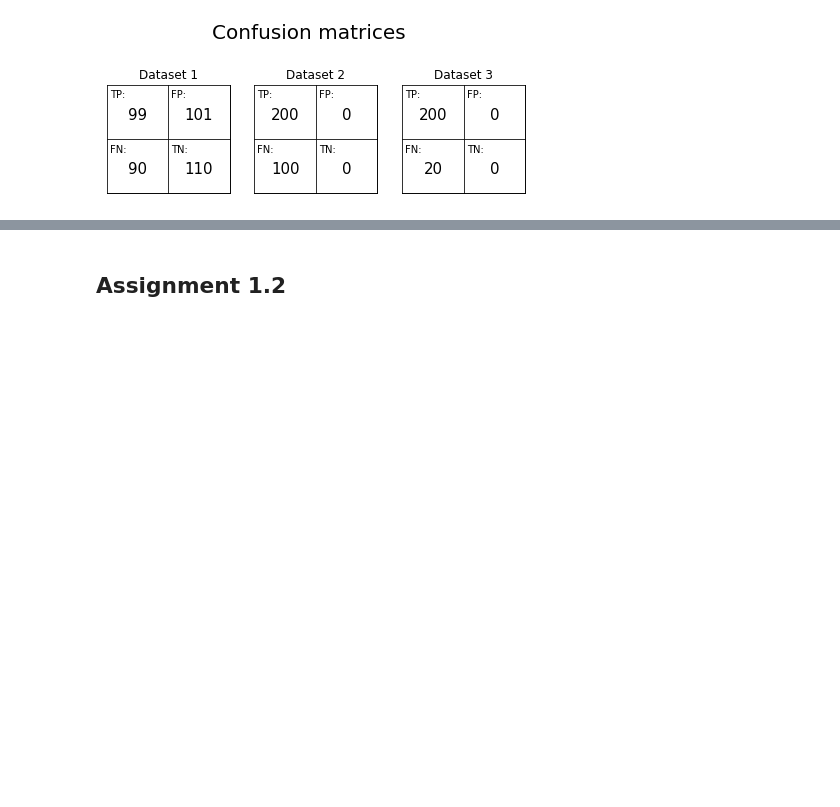
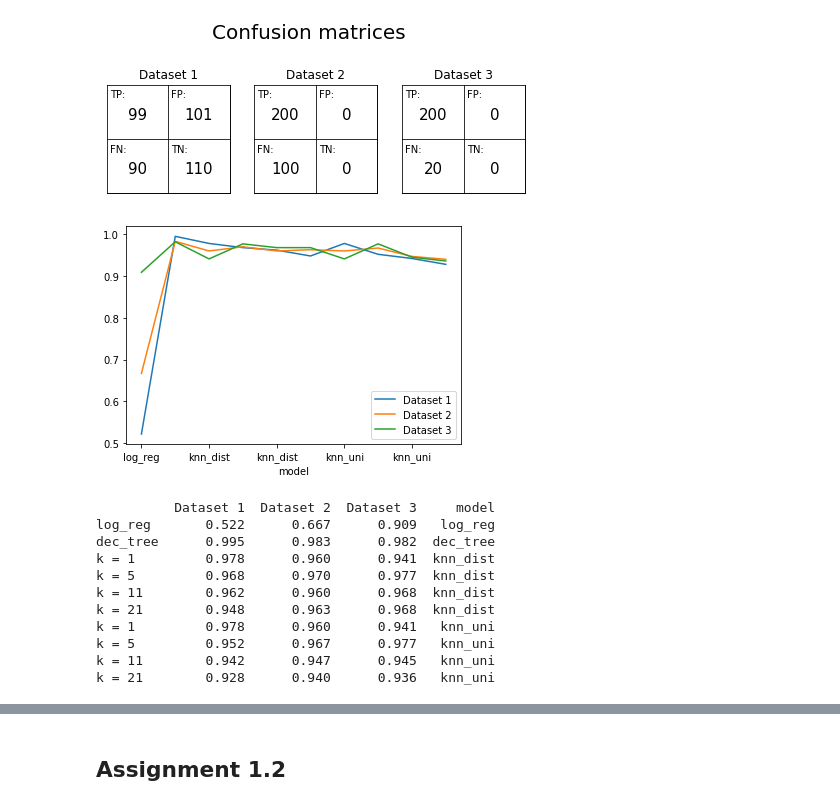
Before and after one commit to SimonJasansky/data_mining, a Jupyter notebook: assignment_2.ipynb, the cells around one changed output, grey strips where cells are left out. Drawn from its saved outputs; the diff is of its cells as text; code cells hidden in the pictures; blank space fills up the shorter version.

```diff
--- a/assignment_2.ipynb
+++ b/assignment_2.ipynb
@@ -263,13 +290,11 @@ def custom_confusion_matrix(conf_df):
 # %%
-
 # decision trees
 output = custom_classification(exp1, "dec_tree")
-accuracy_df = output[0]
-conf_mat_df = output[1]
+accuracy_df_dec_tree = output[0]
+conf_mat_df_dec_tree = output[1]
 
-print(accuracy_df)
-#print(conf_mat_df)
-custom_confusion_matrix(conf_mat_df)
+print(accuracy_df_dec_tree)
+custom_confusion_matrix(conf_mat_df_dec_tree)
 plt.show()
 # %% [output]
           Dataset 1  Dataset 2  Dataset 3
@@ -278,13 +303,39 @@ dec_tree      0.995      0.983      0.982
 # %%
 # logistic regression
 output = custom_classification(exp1, "log_reg")
-accuracy_df = output[0]
-conf_mat_df = output[1]
+accuracy_df_log_reg = output[0]
+conf_mat_df_log_reg = output[1]
 
-print(accuracy_df)
-custom_confusion_matrix(conf_mat_df)
+print(accuracy_df_log_reg)
+custom_confusion_matrix(conf_mat_df_log_reg)
 plt.show()
 # %% [output]
          Dataset 1  Dataset 2  Dataset 3
 log_reg      0.522      0.667      0.909
 [figure]
+# %%
+# create dataframe comparing accuracy rates and plot it
+accuracy_df_dec_tree["model"] = ["dec_tree"]
+accuracy_df_log_reg["model"] = ["log_reg"]
+accuracy_df_knn_distance["model"] = ["knn_dist"] * len(accuracy_df_knn_distance)
+accuracy_df_knn_uniform["model"] = ["knn_uni"] * len(accuracy_df_knn_uniform)
+
+accuracy_rates = pd.concat([accuracy_df_log_reg, accuracy_df_dec_tree,
+                            accuracy_df_knn_distance, accuracy_df_knn_uniform])
+
+accuracy_rates.plot(x = "model")
+plt.show()
+print(accuracy_rates)
+# %% [output]
+[figure, added]
+          Dataset 1  Dataset 2  Dataset 3     model
+log_reg       0.522      0.667      0.909   log_reg
+dec_tree      0.995      0.983      0.982  dec_tree
+k = 1         0.978      0.960      0.941  knn_dist
+k = 5         0.968      0.970      0.977  knn_dist
+k = 11        0.962      0.960      0.968  knn_dist
+k = 21        0.948      0.963      0.968  knn_dist
+k = 1         0.978      0.960      0.941   knn_uni
+k = 5         0.952      0.967      0.977   knn_uni
+k = 11        0.942      0.947      0.945   knn_uni
+k = 21        0.928      0.940      0.936   knn_uni
```
Also changed, not shown: parts of 21 cells of this notebook.
